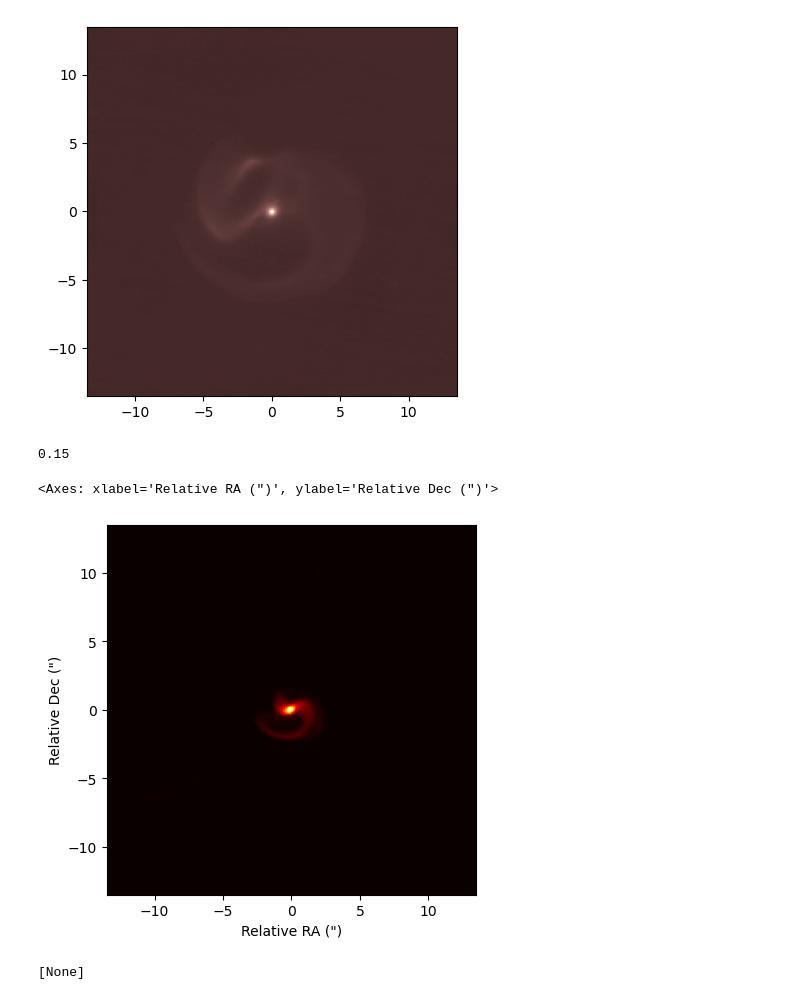
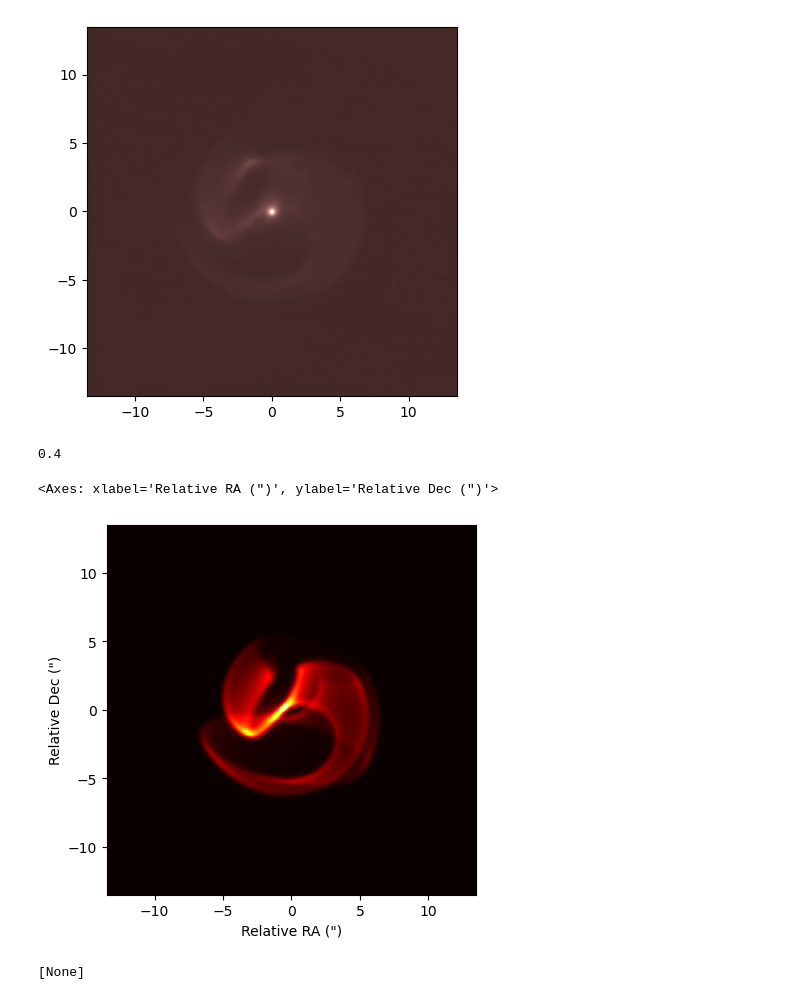
Before and after one commit to ryanwhite1/Wolf-Rayets, a Jupyter notebook: Untitled1.ipynb, the cells around one changed output. Saved outputs shown, nothing was run; the diff lists cells and outputs as text; code cells hidden in the pictures.

```diff
--- a/Untitled1.ipynb
+++ b/Untitled1.ipynb
@@ -61,25 +61,25 @@ def smooth_histogram2d_w_bins(particles, weights, stardata, xbins, ybins):
     return gm.smooth_histogram2d_base(particles, weights, stardata, xbins, ybins, im_size)
 # %%
 apep = wrb.apep.copy()
-apep['period'] = 200
+apep['period'] = 240
 apep['turn_on'] = -105
 apep['turn_off'] = 140
 apep['gradual_turn'] = 1
-apep['phase'] = 0.15
+apep['phase'] = 0.4
 apep['sigma'] = 4
 print(apep['phase'])
 shells = 1
 model_func = gm.gui_funcs[shells-1]
 
 particles, weights = model_func(apep)
 # X, Y, H = smooth_histogram2d(particles, weights, apep)
 X, Y, H = smooth_histogram2d_w_bins(particles, weights, apep, pixels, pixels)
 # print(time.time() - t1)
 gm.plot_spiral(X, Y, H)
 # %% [output]
-0.15
+0.4
 <Axes: xlabel='Relative RA (")', ylabel='Relative Dec (")'>
-[figure, old version]
+[figure, new version]
 # %%
 fig, ax = plt.subplots()
 ax.pcolormesh(pixels, pixels, vlt_data[2018][0].data, cmap='pink')
```
